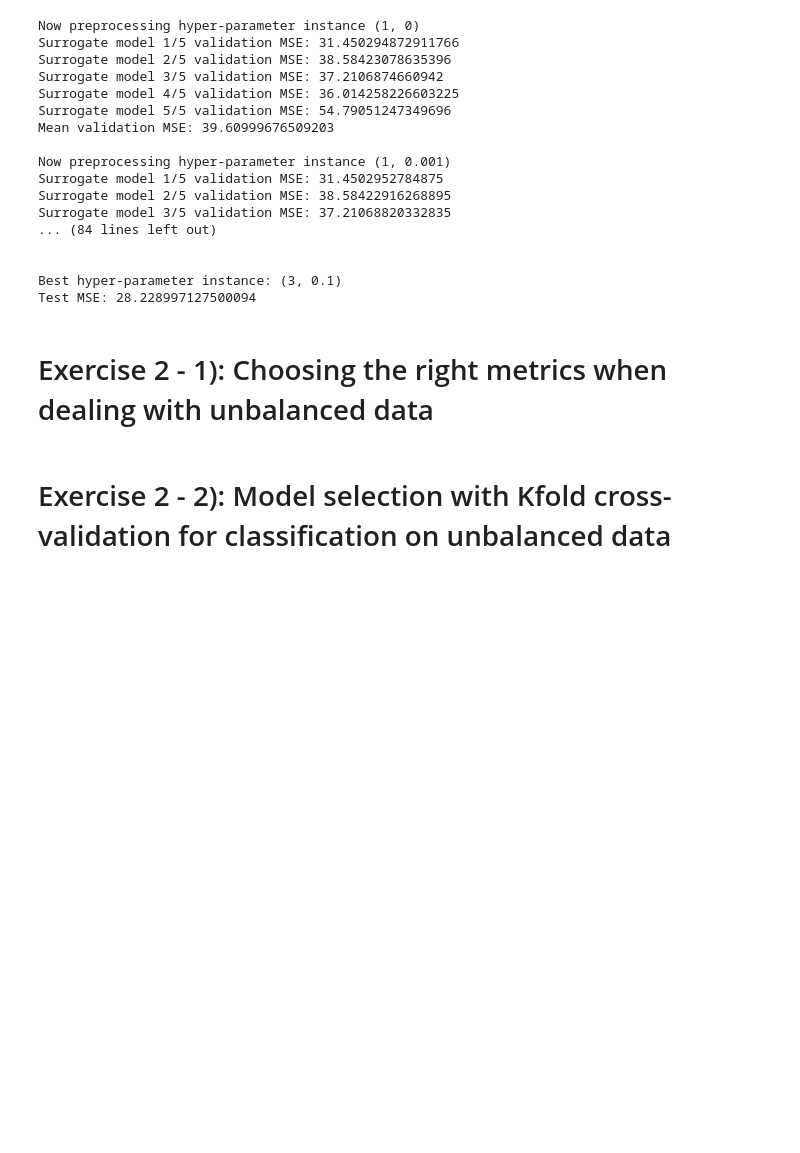
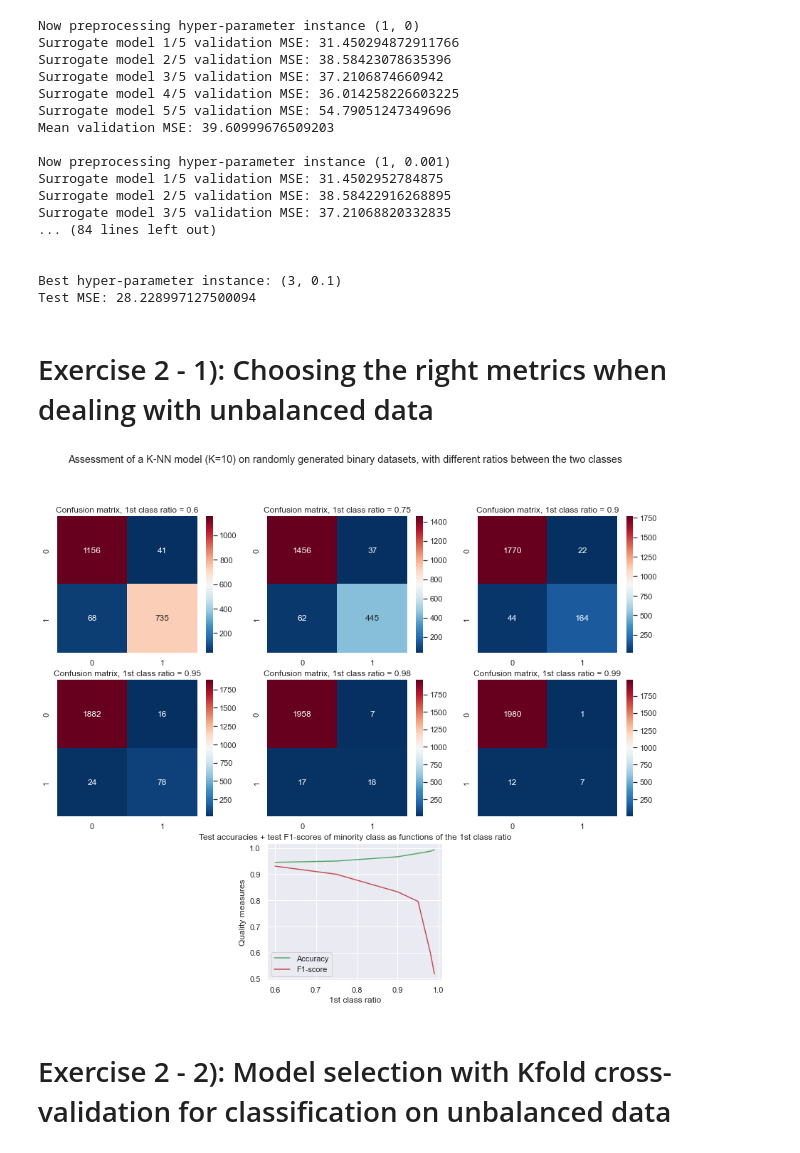
Before and after one commit to ivalencius/Machine_learning_INF264, a Jupyter notebook: Homework/3/HW3_template.ipynb, the cells around one changed output. Cells and saved outputs as stored; diff of their text form; code cells hidden in the pictures; blank space fills up the shorter version.

```diff
--- a/Homework/3/HW3_template.ipynb
+++ b/Homework/3/HW3_template.ipynb
@@ -52,6 +52,9 @@ No handles with labels found to put in legend.
 No handles with labels found to put in legend.
 [figure]
 ... (14 outputs left out)
+# %%
+# Price seems to be correlated to AGE (6) and LSTAT (12)
+X = np.stack((X_full[:,6], X_full[:,12]), axis=1)
 # %%
 ### Split+shuffle X and Y into k=num_folds different folds:
 def KFold_split(X, Y, num_folds, seed):
@@ -167,33 +170,42 @@ ratios = [0.6, 0.75, 0.9, 0.95, 0.98, 0.99]
 test_accuracies = []
 test_f1_scores = []
 test_confusion_matrices = []
 for ratio in ratios:
     X, Y = make_classification(n_samples=10000,
                                n_classes=2,
                                n_features=2,
                                n_redundant=0,
                                n_repeated=0,
                                weights=[ratio],
                                flip_y=0,
                                random_state=seed)
+    X_train, X_test, Y_train, Y_test = train_test_split(X, Y, test_size=0.2, shuffle=True, random_state=seed)
+    KNN = KNeighborsClassifier(n_neighbors=10)
+    KNN.fit(X_train, Y_train)
+    Y_pred = KNN.predict(X_test)
+    test_accuracies.append(accuracy_score(Y_test, Y_pred))
+    test_f1_scores.append(f1_score(Y_test, Y_pred))
+    test_confusion_matrices.append(confusion_matrix(Y_test, Y_pred))
 
     ...
 
 for test_confusion_matrix, ratio, idx in zip(test_confusion_matrices, ratios, range(len(ratios))):
     plt.figure(1, figsize=(15, 12))
     plt.subplot(3, 3, idx+1)
     plt.title("Confusion matrix, 1st class ratio = " + str(ratio))
     sns.heatmap(data=test_confusion_matrix.round(2), annot=True, fmt='d', cmap=sns.color_palette("RdBu_r", 1000))
 plt.figure(1)
 plt.suptitle("Assessment of a K-NN model (K=10) on randomly generated binary datasets, with different ratios between the two classes")
 plt.subplot(3, 3, 8)
 plt.title("Test accuracies + test F1-scores of minority class as functions of the 1st class ratio")
 plt.plot(ratios, test_accuracies, c='g')
 plt.plot(ratios, test_f1_scores, c='r')
 plt.legend(["Accuracy", "F1-score"], loc='best')
 plt.xlabel('1st class ratio')
 plt.ylabel('Quality measures')
 plt.show()
+# %% [output]
+[figure, added]
 # %% [markdown]
 # Exercise 2 - 2): Model selection with Kfold cross-validation for classification on unbalanced data
 # %%
```
Also changed, not shown: parts of 2 cells of this notebook.
